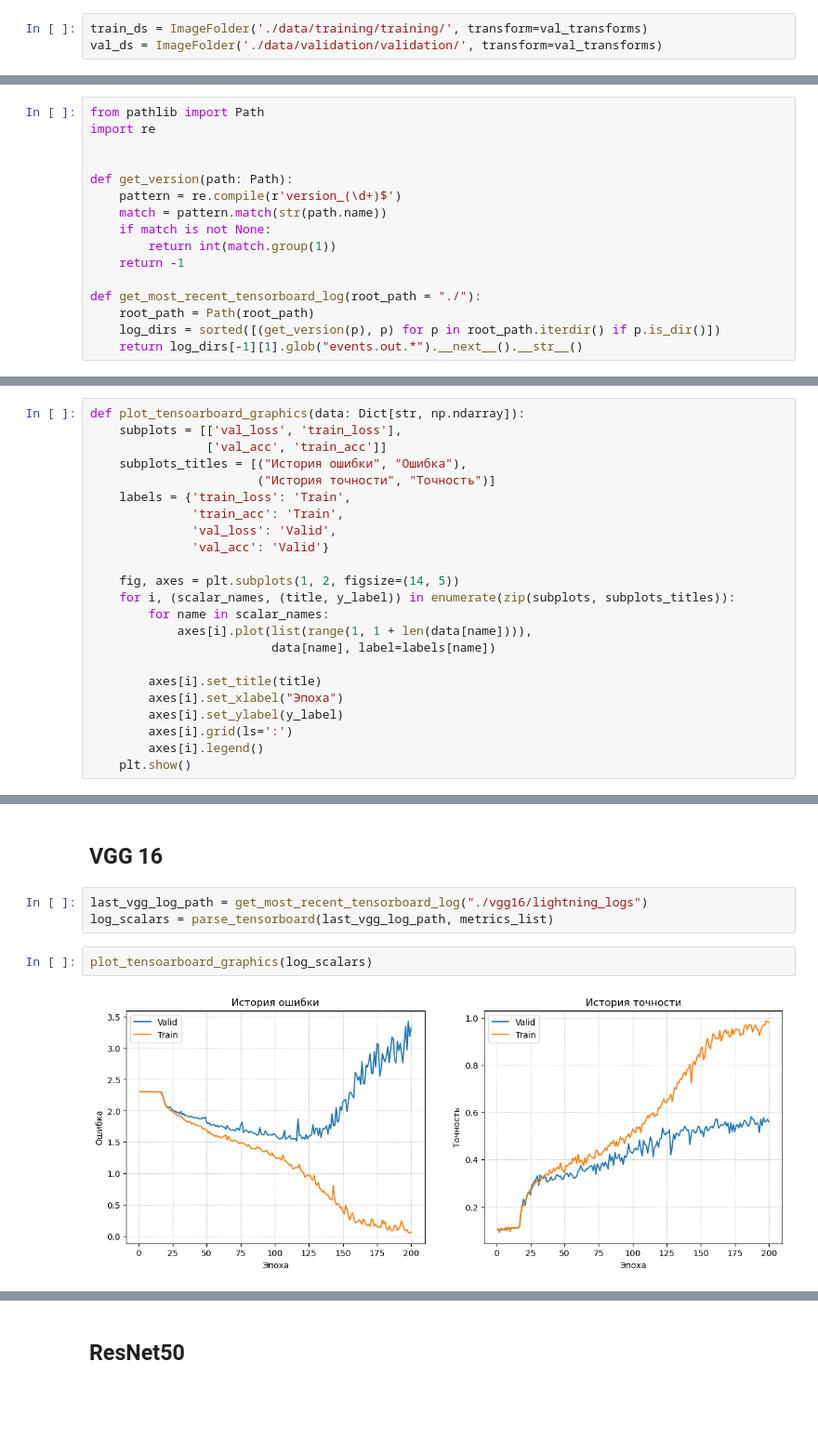
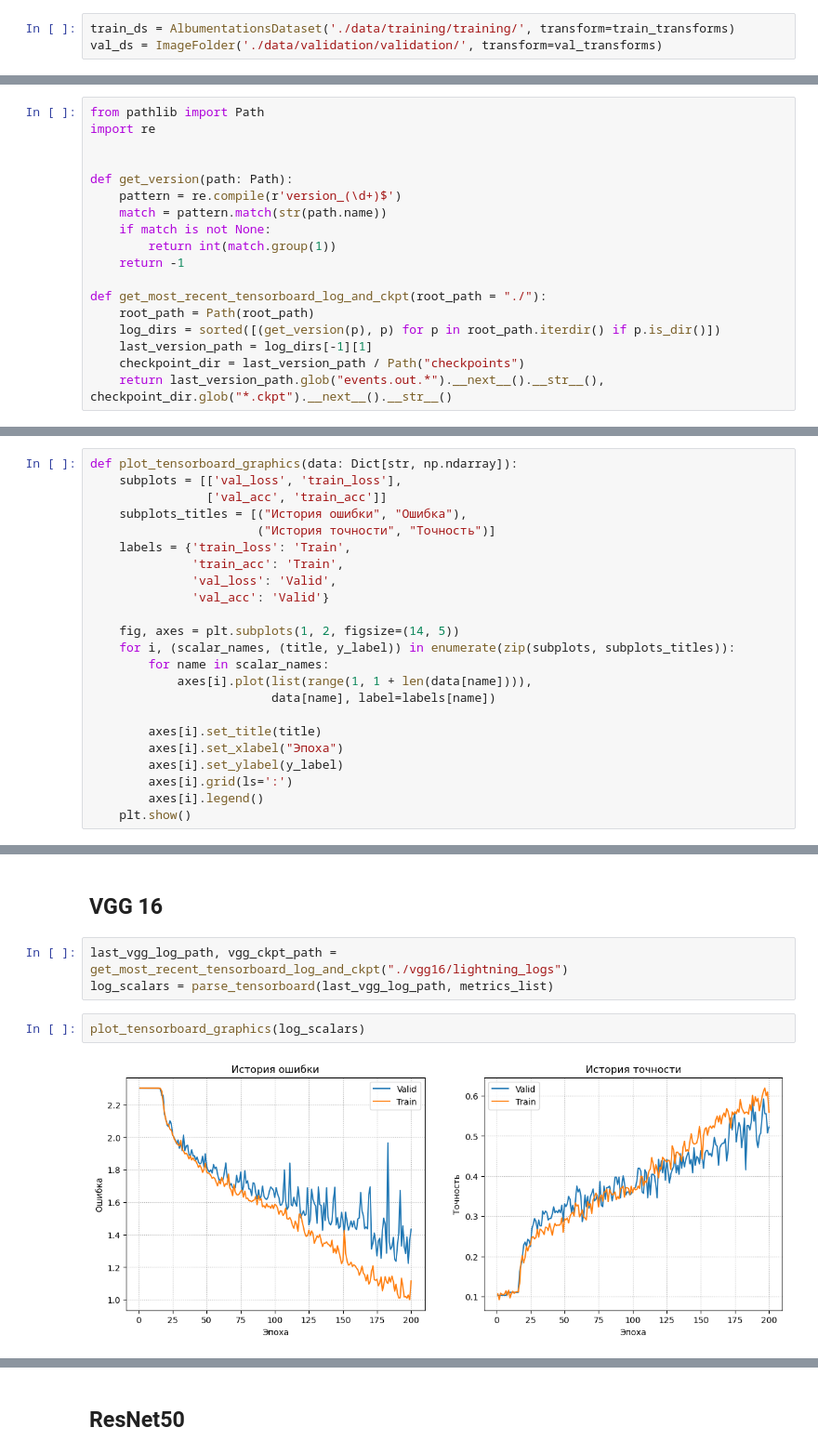
Before and after one commit to DmitryInd/DeepLearningCourse, a Jupyter notebook: inference.ipynb, the cells around one changed output, grey strips where cells are left out. Shown at 93% size. Drawn from its saved outputs; the diff is of its cells as text; blank space fills up the shorter version.

```diff
--- a/inference.ipynb
+++ b/inference.ipynb
@@ -149,7 +147,7 @@ inception_val_transforms = transforms.Compose([
             transforms.Normalize([0.485, 0.456, 0.406],[0.229, 0.224, 0.225])
         ])
 # %%
-train_ds = ImageFolder('./data/training/training/', transform=val_transforms)
+train_ds = AlbumentationsDataset('./data/training/training/', transform=train_transforms)
 val_ds = ImageFolder('./data/validation/validation/', transform=val_transforms)
 # %%
 resnet_train_ds = AlbumentationsDataset('./data/training/training/', transform=resnet_train_transforms)
@@ -511,10 +515,12 @@ def get_version(path: Path):
         return int(match.group(1))
     return -1
 
-def get_most_recent_tensorboard_log(root_path = "./"):
+def get_most_recent_tensorboard_log_and_ckpt(root_path = "./"):
     root_path = Path(root_path)
     log_dirs = sorted([(get_version(p), p) for p in root_path.iterdir() if p.is_dir()])
-    return log_dirs[-1][1].glob("events.out.*").__next__().__str__()
+    last_version_path = log_dirs[-1][1]
+    checkpoint_dir = last_version_path / Path("checkpoints")
+    return last_version_path.glob("events.out.*").__next__().__str__(), checkpoint_dir.glob("*.ckpt").__next__().__str__()
 # %%
 from tensorboard.backend.event_processing import event_accumulator
 from typing import Iterable, Dict
@@ -534,7 +540,7 @@ def parse_tensorboard(path: str, scalars: Iterable):
     ), "some scalars were not found in the event accumulator"
     return {k: pd.DataFrame(ea.Scalars(k))["value"].to_numpy() for k in scalars}
 # %%
-def plot_tensoarboard_graphics(data: Dict[str, np.ndarray]):
+def plot_tensorboard_graphics(data: Dict[str, np.ndarray]):
     subplots = [['val_loss', 'train_loss'],
                 ['val_acc', 'train_acc']]
     subplots_titles = [("История ошибки", "Ошибка"),
@@ -639,10 +645,10 @@ def plot_failed_predictions(failed_preds, num_images):
 # %% [markdown]
 ## VGG 16
 # %%
-last_vgg_log_path = get_most_recent_tensorboard_log("./vgg16/lightning_logs")
+last_vgg_log_path, vgg_ckpt_path = get_most_recent_tensorboard_log_and_ckpt("./vgg16/lightning_logs")
 log_scalars = parse_tensorboard(last_vgg_log_path, metrics_list)
 # %%
-plot_tensoarboard_graphics(log_scalars)
+plot_tensorboard_graphics(log_scalars)
 # %% [output]
-[figure, old version]
+[figure, new version]
 # %%
```
Also changed, not shown: parts of 26 cells of this notebook.
